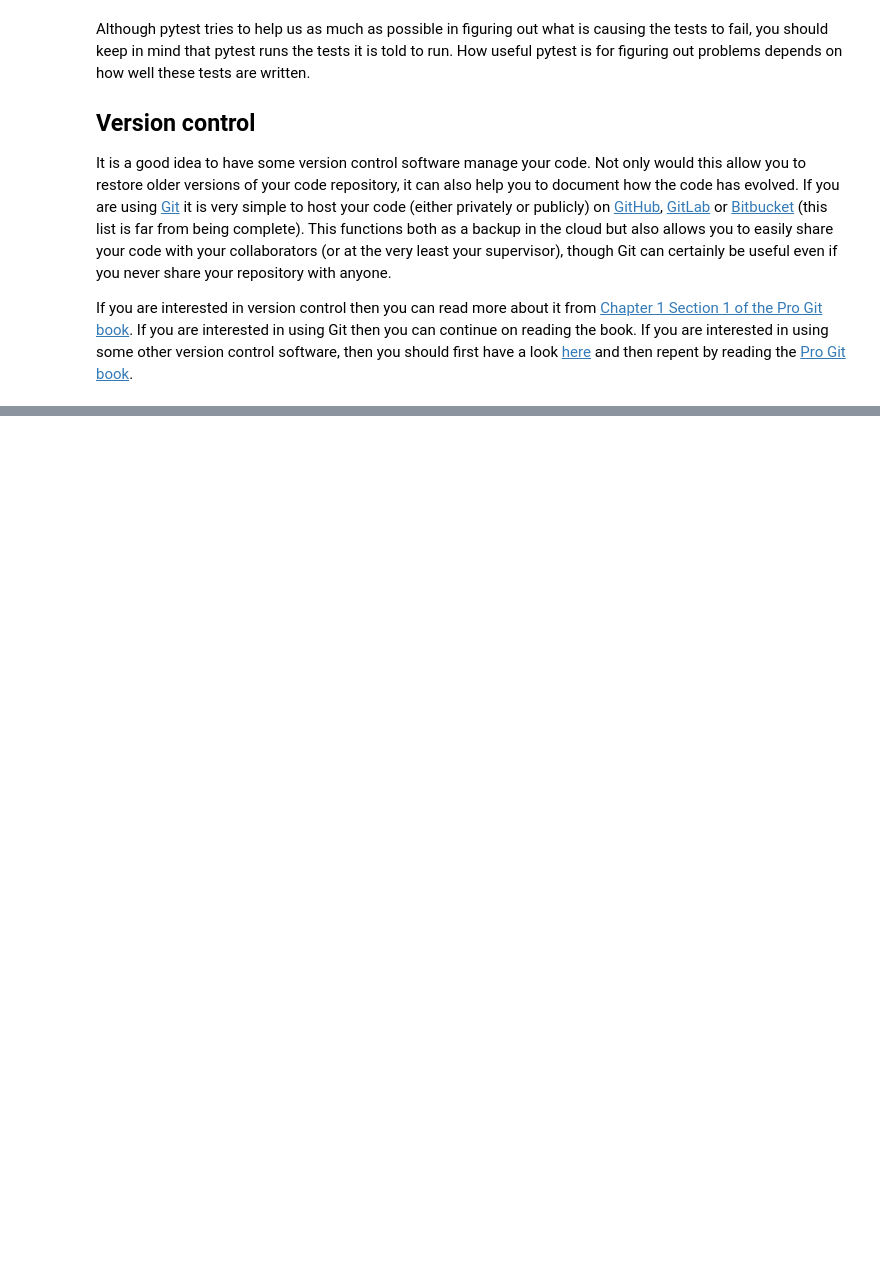
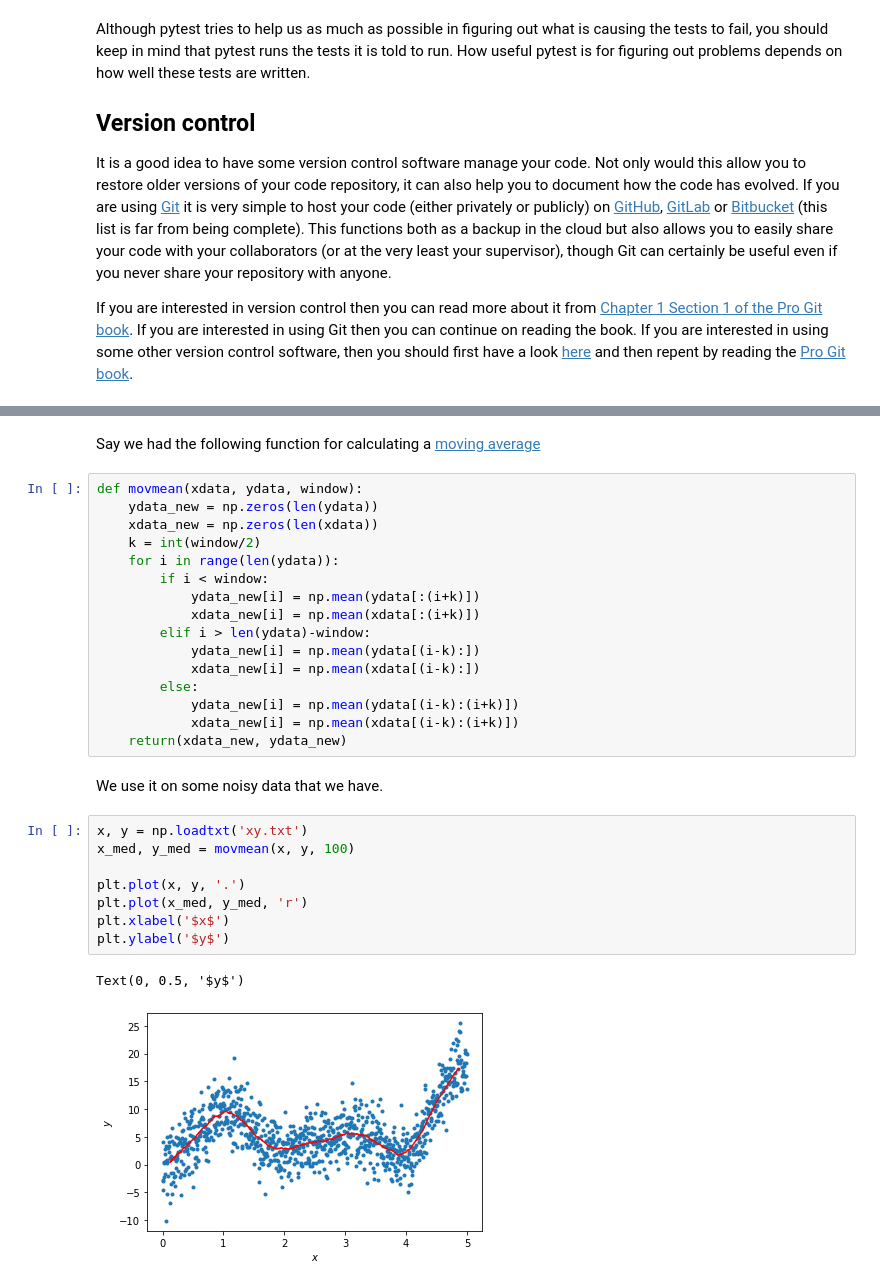
Before and after one commit to Lund-Observatory-Teaching/lundpython, a Jupyter notebook: 4-tools/manual.ipynb, the cells around one changed output, grey strips where cells are left out. Saved outputs shown, nothing was run; the diff lists cells and outputs as text; blank space fills up the shorter version.

```diff
--- a/4-tools/manual.ipynb
+++ b/4-tools/manual.ipynb
@@ -74,0 +156,31 @@ If you are interested in version control then you can read more about it from [C
+# %% [markdown]
+Say we had the following function for calculating a [moving average](https://en.wikipedia.org/wiki/Moving_average)
+# %%
+def movmean(xdata, ydata, window):
+    ydata_new = np.zeros(len(ydata))
+    xdata_new = np.zeros(len(xdata))
+    k = int(window/2)
+    for i in range(len(ydata)):
+        if i < window:
+            ydata_new[i] = np.mean(ydata[:(i+k)])
+            xdata_new[i] = np.mean(xdata[:(i+k)])
+        elif i > len(ydata)-window:
+            ydata_new[i] = np.mean(ydata[(i-k):])
+            xdata_new[i] = np.mean(xdata[(i-k):])
+        else:
+            ydata_new[i] = np.mean(ydata[(i-k):(i+k)])
+            xdata_new[i] = np.mean(xdata[(i-k):(i+k)])
+    return(xdata_new, ydata_new)
+# %% [markdown]
+We use it on some noisy data that we have.
+# %%
+x, y = np.loadtxt('xy.txt')
+x_med, y_med = movmean(x, y, 100)
+
+plt.plot(x, y, '.')
+plt.plot(x_med, y_med, 'r')
+plt.xlabel('$x$')
+plt.ylabel('$y$')
+# %% [output]
+Text(0, 0.5, '$y$')
+[figure, added]
```
Also changed, not shown: parts of 18 cells of this notebook, 5 other files.
